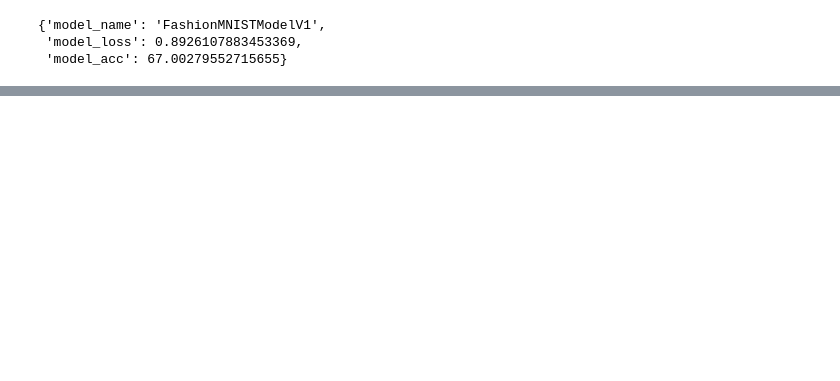
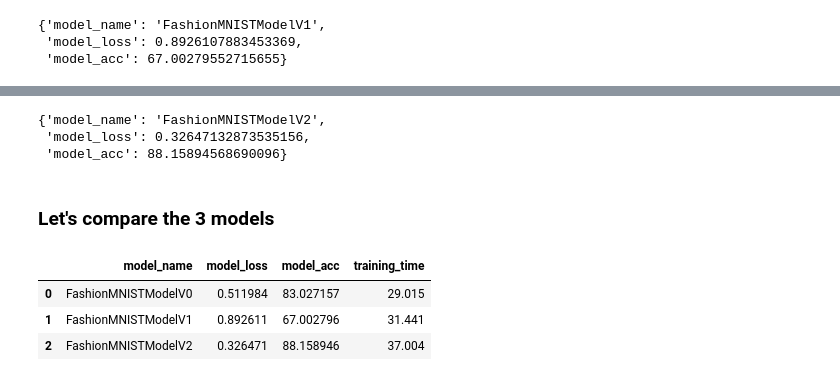
Before and after one commit to Fares-pr0g/ML-journey-ep-2-Experimenting-with-NN-s-in-PyTorch, a Jupyter notebook: LearningPyTorch03: Computer Vision.ipynb, the cells around one changed output, grey strips where cells are left out. Drawn from its saved outputs; the diff is of its cells as text; code cells hidden in the pictures; blank space fills up the shorter version.

```diff
--- a/LearningPyTorch03: Computer Vision.ipynb
+++ b/LearningPyTorch03: Computer Vision.ipynb
@@ -401,0 +466,29 @@ model_1_results
+# %%
+# loss function & optimizer
+loss_fn= nn.CrossEntropyLoss()
+optimizer_2= torch.optim.SGD(params= model_2.parameters(), lr= 0.1)
+# %%
+# train
+torch.manual_seed(42)
+
+train_time_start_model_2=timer()
+
+epochs=3
+for epoch in range(epochs):
+  print(f"Epoch: {epoch}\n--------------")
+  train_step(model=model_2,
+             data_loader=train_dataloader,
+             loss_fn=loss_fn,
+             optimizer=optimizer_2,
+             accuracy_fn=accuracy_fn,
+             device=device)
+  test_step(model=model_2,
+            data_loader=test_dataloader,
+            loss_fn=loss_fn,
+            optimizer=optimizer_2,
+            accuracy_fn=accuracy_fn,
+            device=device)
+train_time_end_model_2= timer()
+total_train_time_model_2= print_train_time(start=train_time_start_model_2,
+                                            end=train_time_end_model_2,
+                                            device=device)
@@ -401,0 +512,23 @@ model_1_results
+# %%
+# model_2 results
+model_2_results= model_eval(model_2, test_dataloader, loss_fn, accuracy_fn, device)
+model_2_results
+# %% [output]
+{'model_name': 'FashionMNISTModelV2',
+ 'model_loss': 0.32647132873535156,
+ 'model_acc': 88.15894568690096}
+# %% [markdown]
+### Let's compare the 3 models
+# %%
+# We'll create a dataframe for comparison
+import pandas as pd
+compare_results= pd.DataFrame([model_0_results,model_1_results, model_2_results])
+compare_results["training_time"]=[f"{total_train_time_model_0:.3f}",
+                                   f"{total_train_time_model_1:.3f}",
+                                   f"{total_train_time_model_2:.3f}"]
+compare_results
+# %% [output]
+|  | model_name | model_loss | model_acc | training_time |
+| 0 | FashionMNISTModelV0 | 0.511984 | 83.027157 | 29.015 |
+| 1 | FashionMNISTModelV1 | 0.892611 | 67.002796 | 31.441 |
+| 2 | FashionMNISTModelV2 | 0.326471 | 88.158946 | 37.004 |
```
Also changed, not shown: parts of 9 cells of this notebook.
